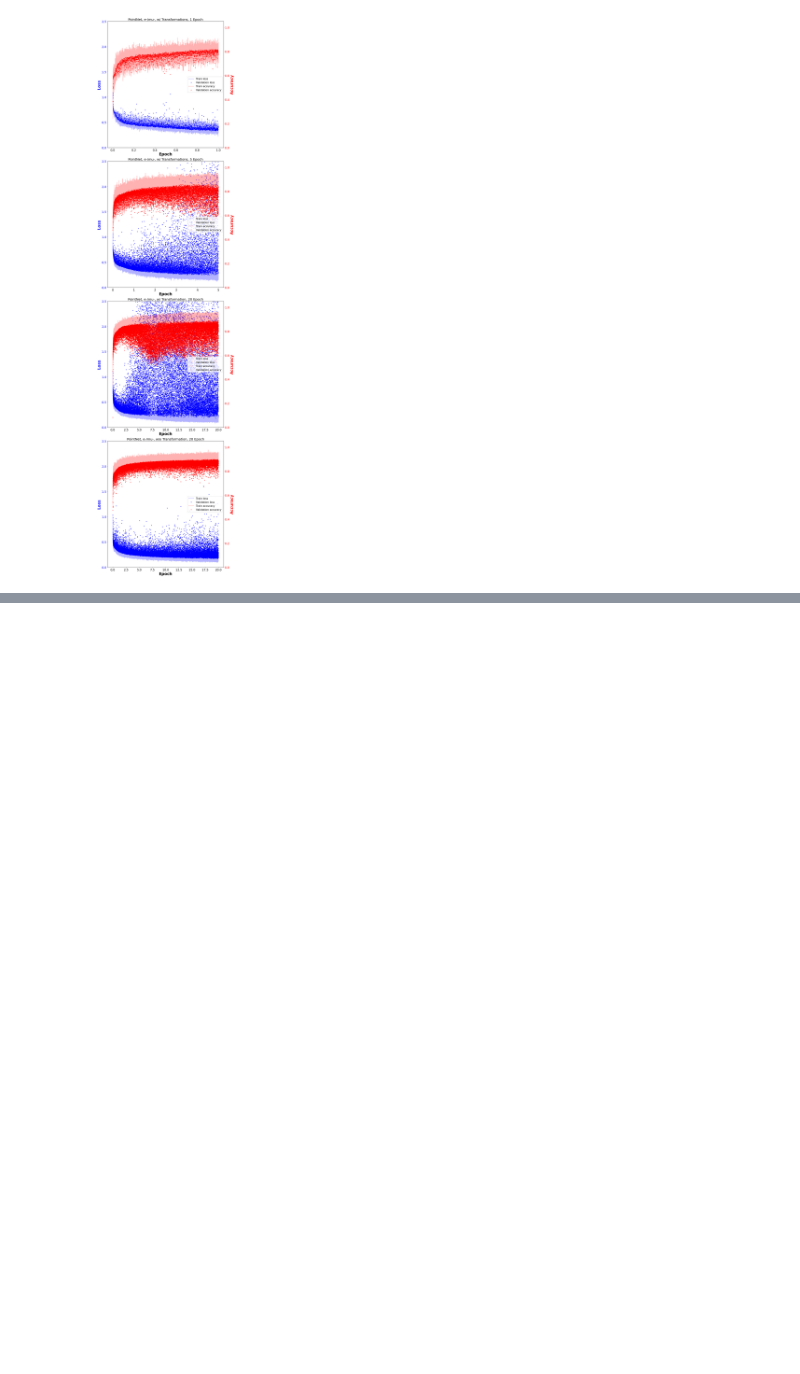
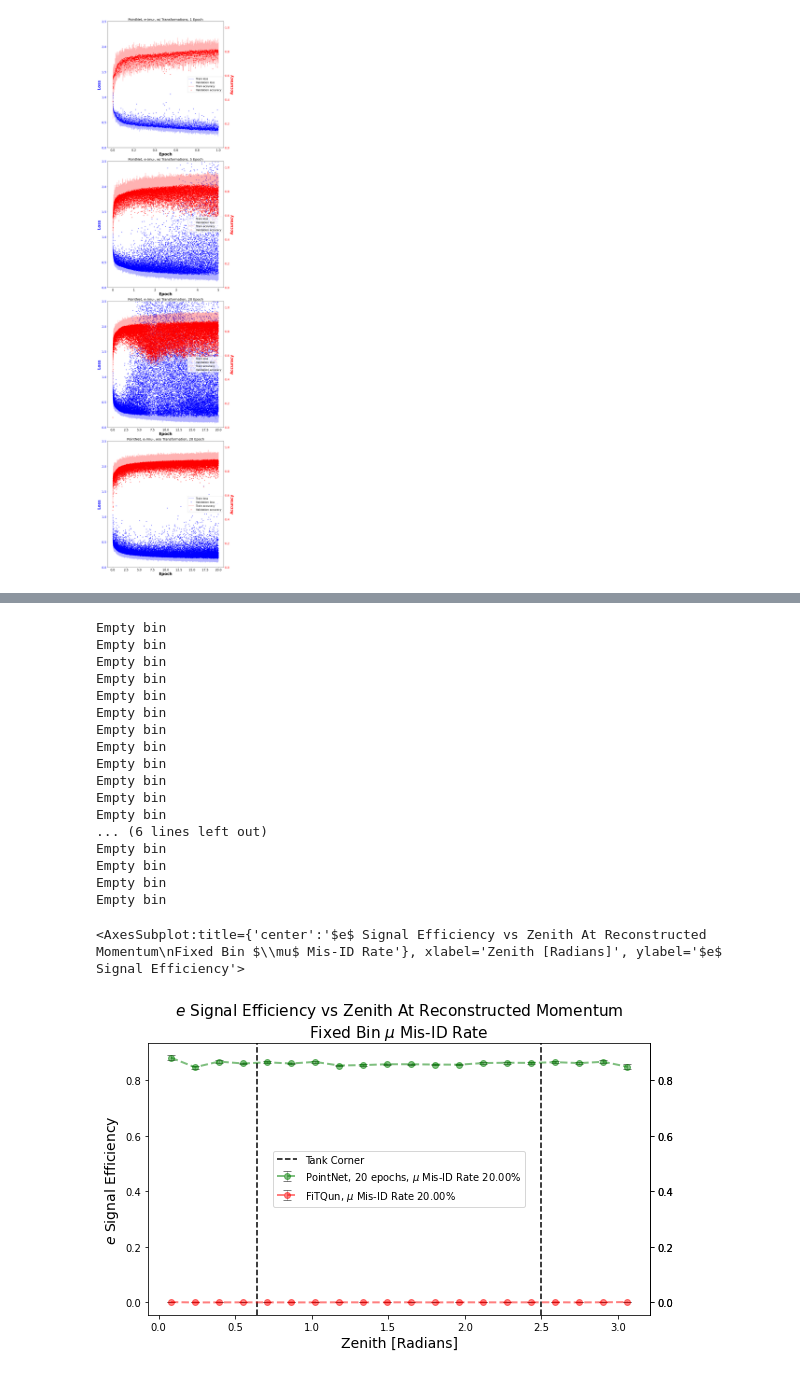
Before and after one commit to Joanna-Gao/WatChMaL_analysis, a Jupyter notebook: pointnet/short_tank_pointnet_tts_var.ipynb, the cells around one changed output, grey strips where cells are left out. Cells and saved outputs as stored; diff of their text form; code cells hidden in the pictures; blank space fills up the shorter version.

```diff
--- a/pointnet/short_tank_pointnet_tts_var.ipynb
+++ b/pointnet/short_tank_pointnet_tts_var.ipynb
@@ -137,0 +263,34 @@ figs = multi_plot_roc(fprs, tprs, thrs, "$e$", "$\mu$",
+# %%
+plot_zenith_binned_performance(scores_list              = scores_list,
+                                 labels_list            = labels_list,
+                                 reconstructed_momentum = fq_mom,
+                                 zenith_features        = test_zenith_angles,
+                                 fpr_fixed_point        = 0.2,
+                                 index_dict             = label_dict,
+                                 recons_mom_bin_size    = 50,
+                                 plot_bins              = 20,
+                                 title_note             = '',
+                                 names                  = names,
+                                 colors                 = colors,
+                                 desired_labels         = ['$e$','$\mu$']
+                               )
+# %% [output]
+Empty bin
+Empty bin
+Empty bin
+Empty bin
+Empty bin
+Empty bin
+Empty bin
+Empty bin
+Empty bin
+Empty bin
+Empty bin
+Empty bin
+... (6 lines left out)
+Empty bin
+Empty bin
+Empty bin
+Empty bin
+<AxesSubplot:title={'center':'$e$ Signal Efficiency vs Zenith At Reconstructed Momentum\nFixed Bin $\\mu$ Mis-ID Rate'}, xlabel='Zenith [Radians]', ylabel='$e$ Signal Efficiency'>
+[figure, added]
```
Also changed, not shown: parts of 28 cells of this notebook, 3 other files.
